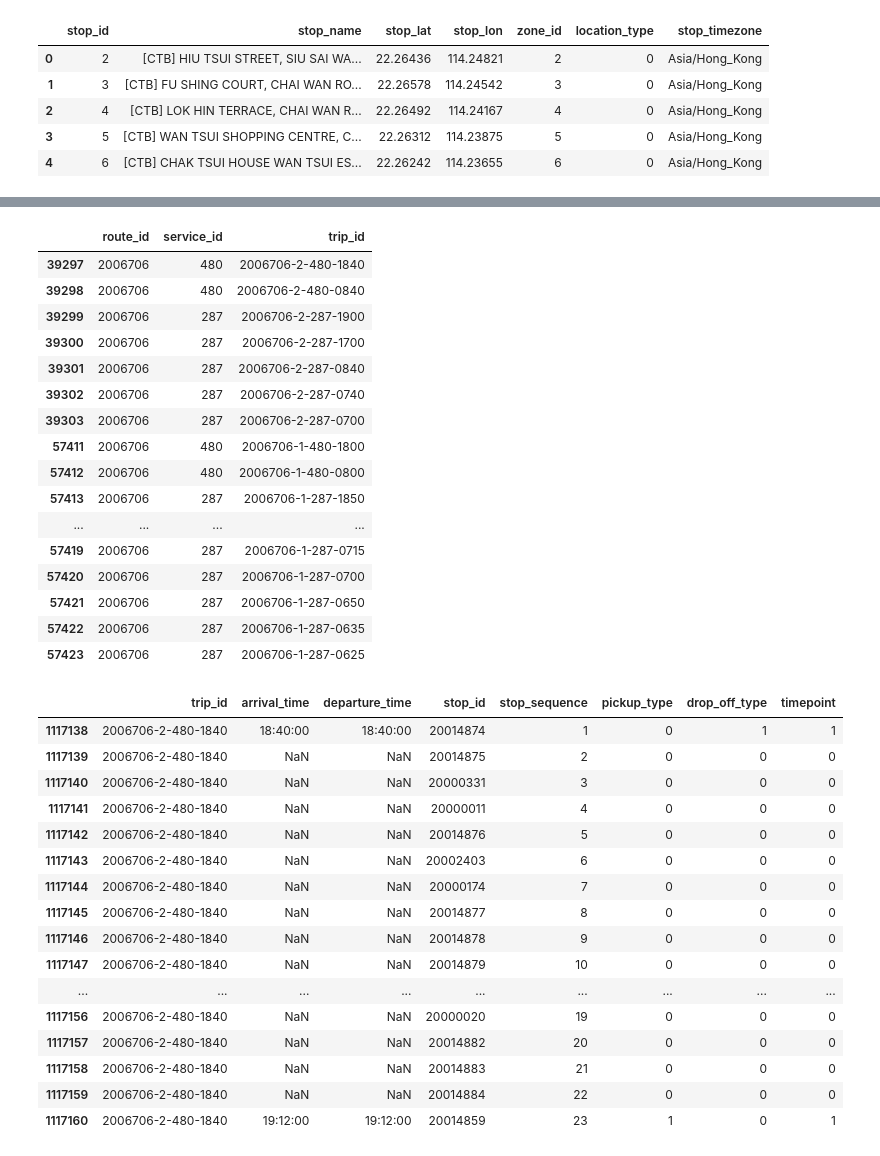
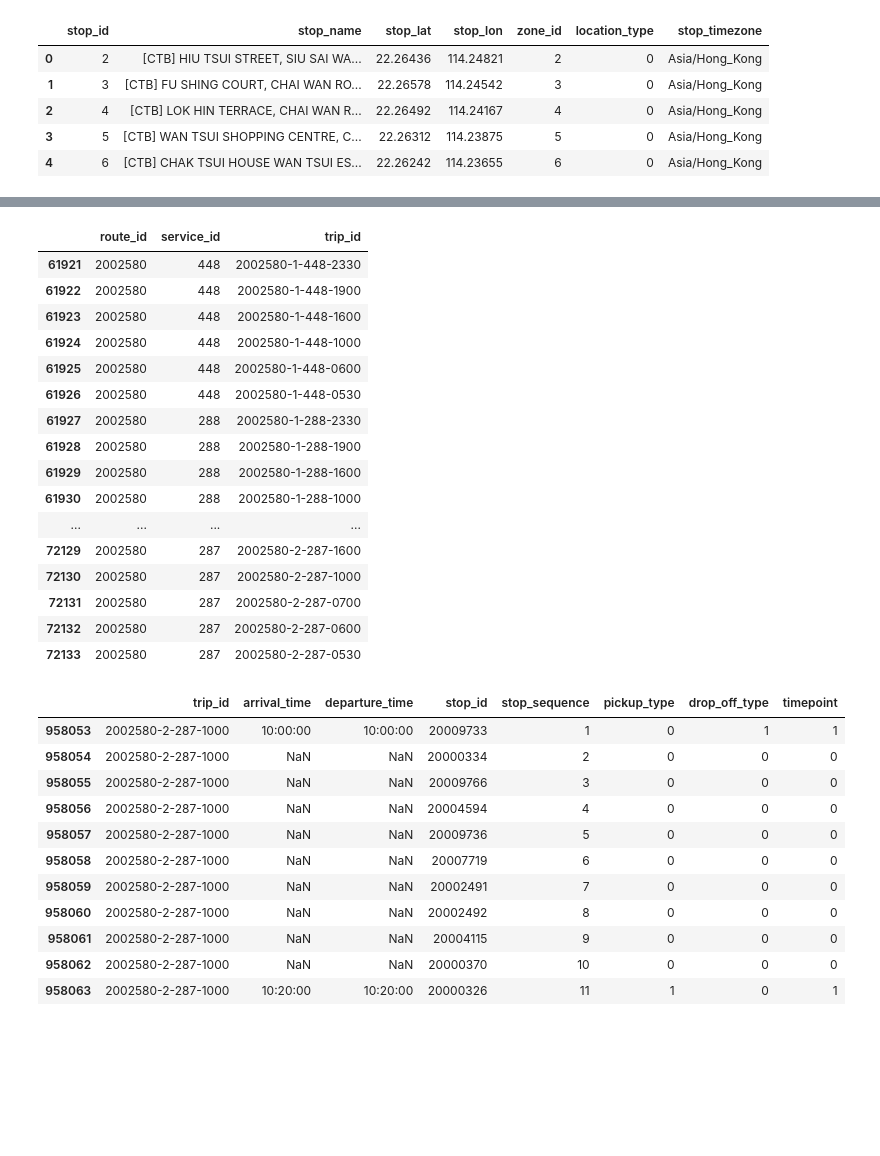
Before and after one commit to harry-wang-projects/transit-json-files, a Jupyter notebook: gtfs_analysis/hkgtfs_analysis.ipynb, the cells around one changed output, grey strips where cells are left out. Saved outputs shown, nothing was run; the diff lists cells and outputs as text; code cells hidden in the pictures; blank space fills up the shorter version.

```diff
--- a/gtfs_analysis/hkgtfs_analysis.ipynb
+++ b/gtfs_analysis/hkgtfs_analysis.ipynb
@@ -40,45 +44,40 @@ specific_routes
 # %%
-specific_trips = trips[trips["route_id"] == 2006706]
+specific_trips = trips[trips["route_id"] == 2002580]
 specific_trips
 # %% [output]
 |  | route_id | service_id | trip_id |
-| 39297 | 2006706 | 480 | 2006706-2-480-1840 |
-| 39298 | 2006706 | 480 | 2006706-2-480-0840 |
-| 39299 | 2006706 | 287 | 2006706-2-287-1900 |
-| 39300 | 2006706 | 287 | 2006706-2-287-1700 |
-| 39301 | 2006706 | 287 | 2006706-2-287-0840 |
-| 39302 | 2006706 | 287 | 2006706-2-287-0740 |
-| 39303 | 2006706 | 287 | 2006706-2-287-0700 |
-| 57411 | 2006706 | 480 | 2006706-1-480-1800 |
-| 57412 | 2006706 | 480 | 2006706-1-480-0800 |
-| 57413 | 2006706 | 287 | 2006706-1-287-1850 |
+| 61921 | 2002580 | 448 | 2002580-1-448-2330 |
+| 61922 | 2002580 | 448 | 2002580-1-448-1900 |
+| 61923 | 2002580 | 448 | 2002580-1-448-1600 |
+| 61924 | 2002580 | 448 | 2002580-1-448-1000 |
+| 61925 | 2002580 | 448 | 2002580-1-448-0600 |
+| 61926 | 2002580 | 448 | 2002580-1-448-0530 |
+| 61927 | 2002580 | 288 | 2002580-1-288-2330 |
+| 61928 | 2002580 | 288 | 2002580-1-288-1900 |
+| 61929 | 2002580 | 288 | 2002580-1-288-1600 |
+| 61930 | 2002580 | 288 | 2002580-1-288-1000 |
 | ... | ... | ... | ... |
-| 57419 | 2006706 | 287 | 2006706-1-287-0715 |
-| 57420 | 2006706 | 287 | 2006706-1-287-0700 |
-| 57421 | 2006706 | 287 | 2006706-1-287-0650 |
-| 57422 | 2006706 | 287 | 2006706-1-287-0635 |
-| 57423 | 2006706 | 287 | 2006706-1-287-0625 |
+| 72129 | 2002580 | 287 | 2002580-2-287-1600 |
+| 72130 | 2002580 | 287 | 2002580-2-287-1000 |
+| 72131 | 2002580 | 287 | 2002580-2-287-0700 |
+| 72132 | 2002580 | 287 | 2002580-2-287-0600 |
+| 72133 | 2002580 | 287 | 2002580-2-287-0530 |
 # %%
-filtered_stoptimes = stop_times[stop_times["trip_id"] == "2006706-2-480-1840"]
+filtered_stoptimes = stop_times[stop_times["trip_id"] == "2002580-2-287-1000"]
 filtered_stoptimes
 # %% [output]
 |  | trip_id | arrival_time | departure_time | stop_id | stop_sequence | pickup_type | drop_off_type | timepoint |
-| 1117138 | 2006706-2-480-1840 | 18:40:00 | 18:40:00 | 20014874 | 1 | 0 | 1 | 1 |
-| 1117139 | 2006706-2-480-1840 | NaN | NaN | 20014875 | 2 | 0 | 0 | 0 |
-| 1117140 | 2006706-2-480-1840 | NaN | NaN | 20000331 | 3 | 0 | 0 | 0 |
-| 1117141 | 2006706-2-480-1840 | NaN | NaN | 20000011 | 4 | 0 | 0 | 0 |
-| 1117142 | 2006706-2-480-1840 | NaN | NaN | 20014876 | 5 | 0 | 0 | 0 |
-| 1117143 | 2006706-2-480-1840 | NaN | NaN | 20002403 | 6 | 0 | 0 | 0 |
-| 1117144 | 2006706-2-480-1840 | NaN | NaN | 20000174 | 7 | 0 | 0 | 0 |
-| 1117145 | 2006706-2-480-1840 | NaN | NaN | 20014877 | 8 | 0 | 0 | 0 |
-| 1117146 | 2006706-2-480-1840 | NaN | NaN | 20014878 | 9 | 0 | 0 | 0 |
-| 1117147 | 2006706-2-480-1840 | NaN | NaN | 20014879 | 10 | 0 | 0 | 0 |
-| ... | ... | ... | ... | ... | ... | ... | ... | ... |
-| 1117156 | 2006706-2-480-1840 | NaN | NaN | 20000020 | 19 | 0 | 0 | 0 |
-| 1117157 | 2006706-2-480-1840 | NaN | NaN | 20014882 | 20 | 0 | 0 | 0 |
-| 1117158 | 2006706-2-480-1840 | NaN | NaN | 20014883 | 21 | 0 | 0 | 0 |
-| 1117159 | 2006706-2-480-1840 | NaN | NaN | 20014884 | 22 | 0 | 0 | 0 |
-| 1117160 | 2006706-2-480-1840 | 19:12:00 | 19:12:00 | 20014859 | 23 | 1 | 0 | 1 |
+| 958053 | 2002580-2-287-1000 | 10:00:00 | 10:00:00 | 20009733 | 1 | 0 | 1 | 1 |
+| 958054 | 2002580-2-287-1000 | NaN | NaN | 20000334 | 2 | 0 | 0 | 0 |
+| 958055 | 2002580-2-287-1000 | NaN | NaN | 20009766 | 3 | 0 | 0 | 0 |
+| 958056 | 2002580-2-287-1000 | NaN | NaN | 20004594 | 4 | 0 | 0 | 0 |
+| 958057 | 2002580-2-287-1000 | NaN | NaN | 20009736 | 5 | 0 | 0 | 0 |
+| 958058 | 2002580-2-287-1000 | NaN | NaN | 20007719 | 6 | 0 | 0 | 0 |
+| 958059 | 2002580-2-287-1000 | NaN | NaN | 20002491 | 7 | 0 | 0 | 0 |
+| 958060 | 2002580-2-287-1000 | NaN | NaN | 20002492 | 8 | 0 | 0 | 0 |
+| 958061 | 2002580-2-287-1000 | NaN | NaN | 20004115 | 9 | 0 | 0 | 0 |
+| 958062 | 2002580-2-287-1000 | NaN | NaN | 20000370 | 10 | 0 | 0 | 0 |
+| 958063 | 2002580-2-287-1000 | 10:20:00 | 10:20:00 | 20000326 | 11 | 1 | 0 | 1 |
 # %%
 filtered_stops = filtered_stoptimes.merge(stops[['stop_id', 'stop_name', 'stop_lat', 'stop_lon']], on='stop_id', how='left')
 filtered_stops
```
Also changed, not shown: parts of 8 cells of this notebook, 1 other file.
